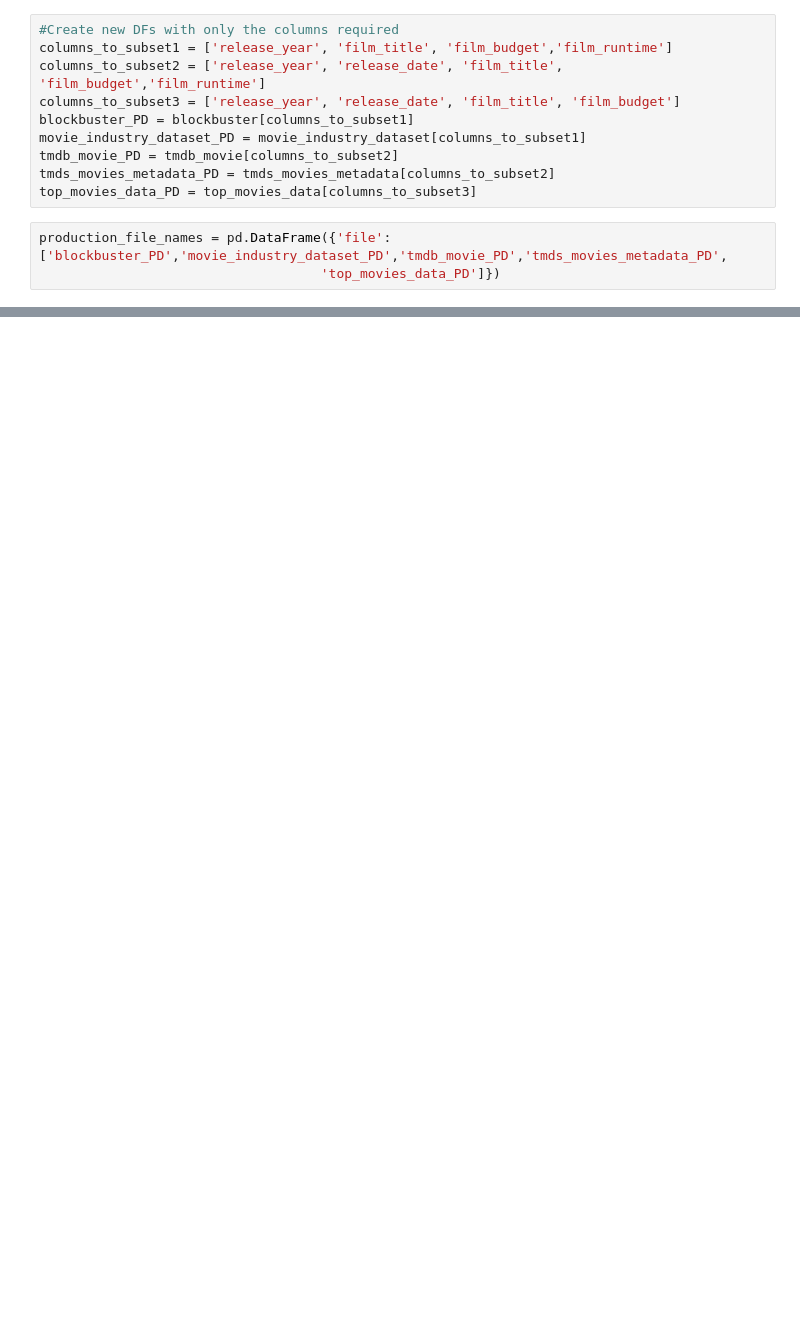
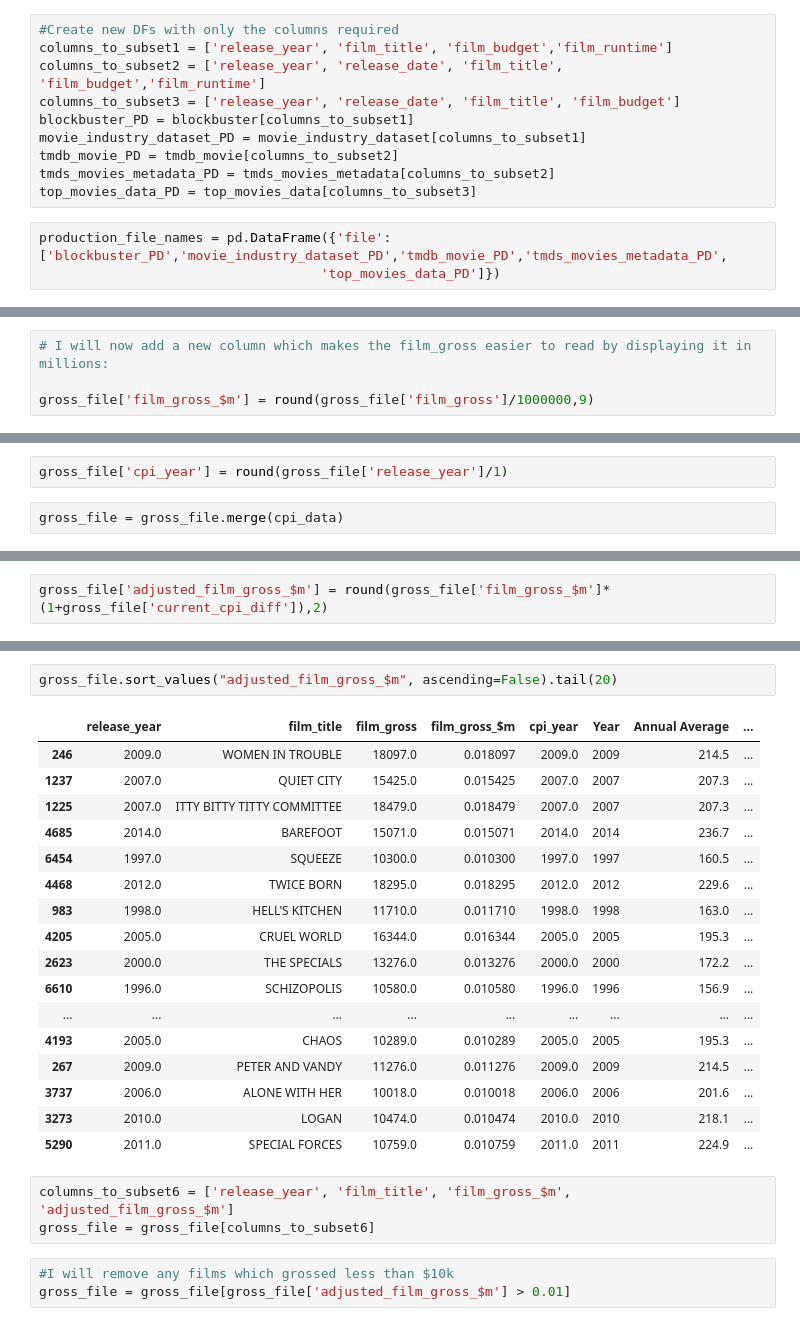
Before and after one commit to ianrowe101/UCDPA_Ian_Rowe, a Jupyter notebook: assignment_analysis.ipynb, the cells around one changed output, grey strips where cells are left out. Saved outputs shown, nothing was run; the diff lists cells and outputs as text; blank space fills up the shorter version.

```diff
--- a/assignment_analysis.ipynb
+++ b/assignment_analysis.ipynb
@@ -384,0 +916,4 @@ top_movies_data_PD
+# %%
+# I will now add a new column which makes the film_gross easier to read by displaying it in millions:
+
+gross_file['film_gross_$m'] = round(gross_file['film_gross']/1000000,9)
@@ -384,0 +945,4 @@ top_movies_data_PD
+# %%
+gross_file['cpi_year'] = round(gross_file['release_year']/1)
+# %%
+gross_file = gross_file.merge(cpi_data)
@@ -384,0 +958,2 @@ top_movies_data_PD
+# %%
+gross_file['adjusted_film_gross_$m'] = round(gross_file['film_gross_$m']*(1+gross_file['current_cpi_diff']),2)
@@ -384,0 +966,26 @@ top_movies_data_PD
+# %%
+gross_file.sort_values("adjusted_film_gross_$m", ascending=False).tail(20)
+# %% [output]
+|  | release_year | film_title | film_gross | film_gross_$m | cpi_year | Year | Annual Average | ... |
+| 246 | 2009.0 | WOMEN IN TROUBLE | 18097.0 | 0.018097 | 2009.0 | 2009 | 214.5 | ... |
+| 1237 | 2007.0 | QUIET CITY | 15425.0 | 0.015425 | 2007.0 | 2007 | 207.3 | ... |
+| 1225 | 2007.0 | ITTY BITTY TITTY COMMITTEE | 18479.0 | 0.018479 | 2007.0 | 2007 | 207.3 | ... |
+| 4685 | 2014.0 | BAREFOOT | 15071.0 | 0.015071 | 2014.0 | 2014 | 236.7 | ... |
+| 6454 | 1997.0 | SQUEEZE | 10300.0 | 0.010300 | 1997.0 | 1997 | 160.5 | ... |
+| 4468 | 2012.0 | TWICE BORN | 18295.0 | 0.018295 | 2012.0 | 2012 | 229.6 | ... |
+| 983 | 1998.0 | HELL'S KITCHEN | 11710.0 | 0.011710 | 1998.0 | 1998 | 163.0 | ... |
+| 4205 | 2005.0 | CRUEL WORLD | 16344.0 | 0.016344 | 2005.0 | 2005 | 195.3 | ... |
+| 2623 | 2000.0 | THE SPECIALS | 13276.0 | 0.013276 | 2000.0 | 2000 | 172.2 | ... |
+| 6610 | 1996.0 | SCHIZOPOLIS | 10580.0 | 0.010580 | 1996.0 | 1996 | 156.9 | ... |
+| ... | ... | ... | ... | ... | ... | ... | ... | ... |
+| 4193 | 2005.0 | CHAOS | 10289.0 | 0.010289 | 2005.0 | 2005 | 195.3 | ... |
+| 267 | 2009.0 | PETER AND VANDY | 11276.0 | 0.011276 | 2009.0 | 2009 | 214.5 | ... |
+| 3737 | 2006.0 | ALONE WITH HER | 10018.0 | 0.010018 | 2006.0 | 2006 | 201.6 | ... |
+| 3273 | 2010.0 | LOGAN | 10474.0 | 0.010474 | 2010.0 | 2010 | 218.1 | ... |
+| 5290 | 2011.0 | SPECIAL FORCES | 10759.0 | 0.010759 | 2011.0 | 2011 | 224.9 | ... |
+# %%
+columns_to_subset6 = ['release_year', 'film_title', 'film_gross_$m', 'adjusted_film_gross_$m']
+gross_file = gross_file[columns_to_subset6]
+# %%
+#I will remove any films which grossed less than $10k
+gross_file = gross_file[gross_file['adjusted_film_gross_$m'] > 0.01]
```
Also changed, not shown: parts of 88 cells of this notebook.
